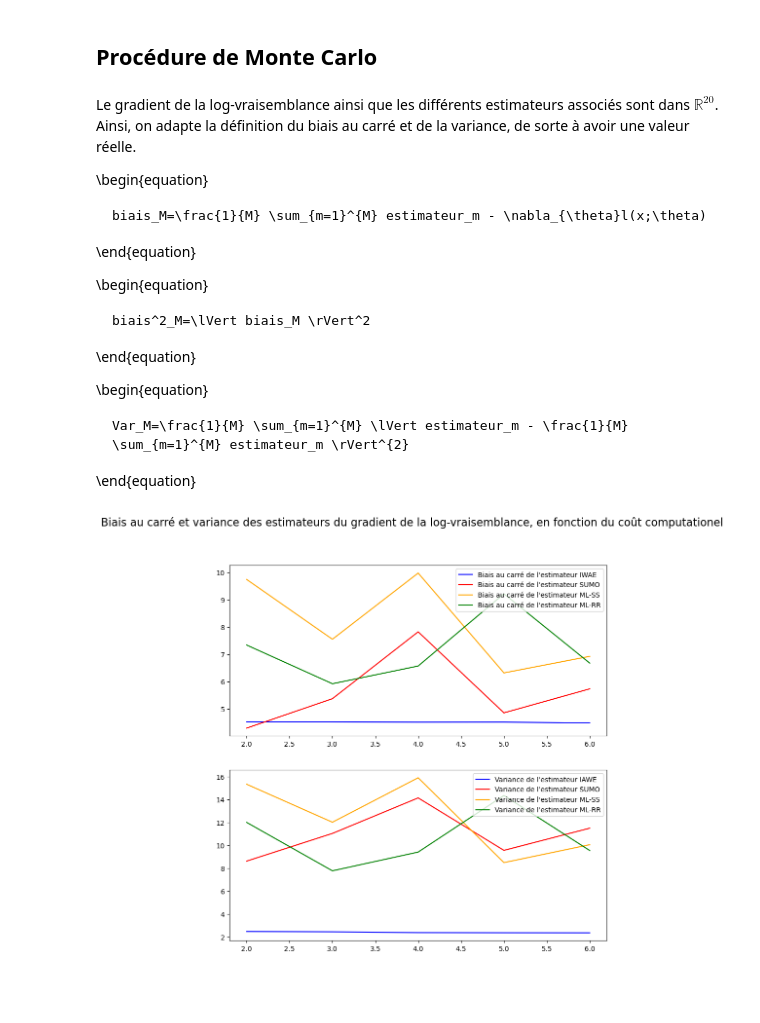
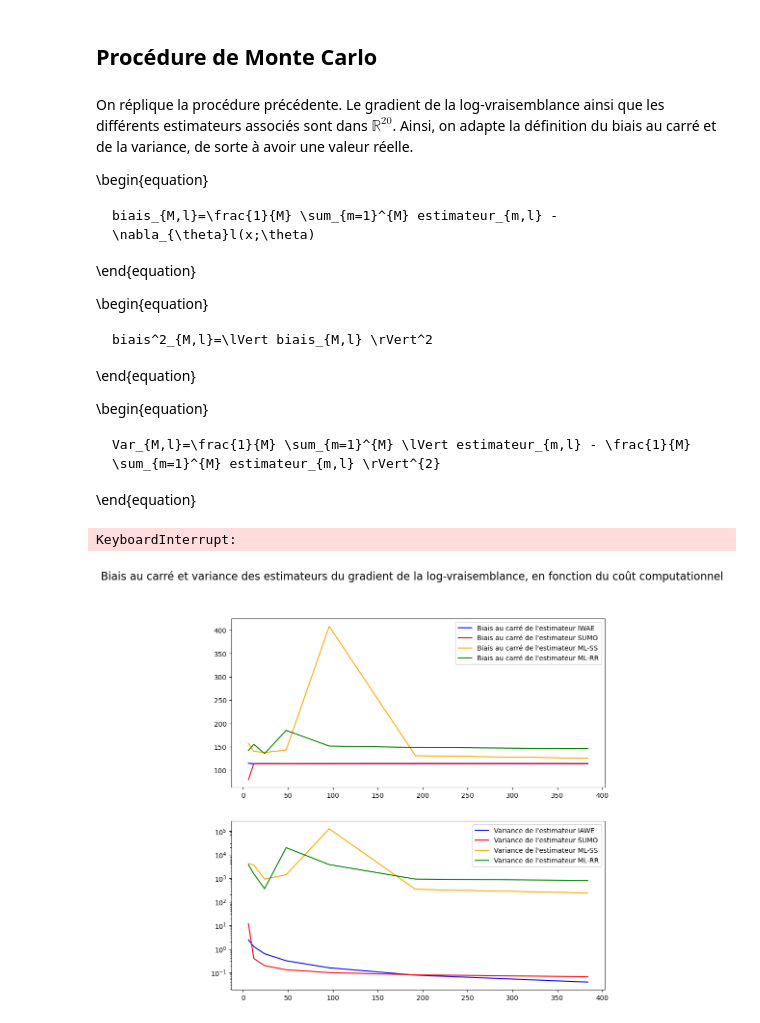
Before and after one commit to yanisrem/Simulation_and_Monte_Carlo_methods_project, a Jupyter notebook: main.ipynb, the cells around one changed output. Cells and saved outputs as stored; diff of their text form; code cells hidden in the pictures; blank space fills up the shorter version.

```diff
--- a/main.ipynb
+++ b/main.ipynb
@@ -245,23 +268,23 @@ print("Estimateur ML-RR du gradient de la log-vraisemblance: {}".format(np.aroun
 # %% [markdown]
 ## Procédure de Monte Carlo
 # %% [markdown]
-Le gradient de la log-vraisemblance ainsi que les différents estimateurs associés sont dans $\mathbb{R}^{20}$. Ainsi, on adapte la définition du biais au carré et de la variance, de sorte à avoir une valeur réelle.
+On réplique la procédure précédente. Le gradient de la log-vraisemblance ainsi que les différents estimateurs associés sont dans $\mathbb{R}^{20}$. Ainsi, on adapte la définition du biais au carré et de la variance, de sorte à avoir une valeur réelle.
 
 \begin{equation}
 
-    biais_M=\frac{1}{M} \sum_{m=1}^{M} estimateur_m - \nabla_{\theta}l(x;\theta)
+    biais_{M,l}=\frac{1}{M} \sum_{m=1}^{M} estimateur_{m,l} - \nabla_{\theta}l(x;\theta)
 
 \end{equation}
 
 \begin{equation}
 
-    biais^2_M=\lVert biais_M \rVert^2
+    biais^2_{M,l}=\lVert biais_{M,l} \rVert^2
 
 \end{equation}
 
 \begin{equation}
 
-    Var_M=\frac{1}{M} \sum_{m=1}^{M} \lVert estimateur_m - \frac{1}{M} \sum_{m=1}^{M} estimateur_m \rVert^{2}
+    Var_{M,l}=\frac{1}{M} \sum_{m=1}^{M} \lVert estimateur_{m,l} - \frac{1}{M} \sum_{m=1}^{M} estimateur_{m,l} \rVert^{2}
 
 \end{equation}
 # %%
@@ -333,55 +358,65 @@ def procedure_MC_gradientlogvraisemblance(M, x, theta, A, b, L):
 
     return biais_IWAE_M, biais_SUMO_M, biais_SS_M, biais_RR_M, var_IWAE_M, var_SUMO_M, var_SS_M, var_RR_M
 # %%
-np.random.seed(589)
+np.random.seed(123)
 
-biais_IWAE_M_gradient, biais_SUMO_M_gradient, biais_SS_M_gradient, biais_RR_M_gradient, var_IWAE_M_gradient, var_SUMO_M_gradient, var_SS_M_gradient, var_RR_M_gradient = procedure_MC_gradientlogvraisemblance(M=500,
-                                                                                                                                                                                                        L=6,
-                                                                                                                                                                                                        x=x,
-                                                                                                                                                                                                        theta=theta,
-                                                                                                                                                                                                        A=A,
-                                                                                                                                                                                                        b=b)
+biais_IWAE_M_gradient, biais_SUMO_M_gradient, biais_SS_M_gradient, biais_RR_M_gradient, var_IWAE_M_gradient, var_SUMO_M_gradient, var_SS_M_gradient, var_RR_M_gradient = procedure_MC_gradientlogvraisemblance(M=1000,
+                                                                                                                                                                                                               L=6,
+                                                                                                                                                                                                               x=x,
+                                                                                                                                                                                                               theta=theta,
+                                                                                                                                                                                                               A=A,
+                                                                                                                                                                                                               b=b)
+# %% [output]
+KeyboardInterrupt:
 # %%
 sorted_biais_IWAE_M_gradient = sorted(biais_IWAE_M_gradient.items())
 sorted_biais_SUMO_M_gradient = sorted(biais_SUMO_M_gradient.items())
 sorted_biais_SS_M_gradient = sorted(biais_SS_M_gradient.items())
 sorted_biais_RR_M_gradient = sorted(biais_RR_M_gradient.items())
 
 sorted_var_IWAE_M_gradient = sorted(var_IWAE_M_gradient.items())
 sorted_var_SUMO_M_gradient = sorted(var_SUMO_M_gradient.items())
 sorted_var_SS_M_gradient = sorted(var_SS_M_gradient.items())
 sorted_var_RR_M_gradient = sorted(var_RR_M_gradient.items())
 
 l, biais_IAWE_gradient = zip(*sorted_biais_IWAE_M_gradient)
 l, biais_SUMO_gradient = zip(*sorted_biais_SUMO_M_gradient)
 l, biais_SS_gradient = zip(*sorted_biais_SS_M_gradient)
 l, biais_RR_gradient = zip(*sorted_biais_RR_M_gradient)
 
 l, var_IAWE_gradient = zip(*sorted_var_IWAE_M_gradient)
 l, var_SUMO_gradient = zip(*sorted_var_SUMO_M_gradient)
 l, var_SS_gradient = zip(*sorted_var_SS_M_gradient)
 l, var_RR_gradient = zip(*sorted_var_RR_M_gradient)
 
-fig, axs = plt.subplots(2,1, figsize=(10, 10))
+fig, axs = plt.subplots(2, 1, figsize=(10, 10))
 
-axs[0].plot(l, (biais_IAWE_gradient), 'b', label="Biais au carré de l'estimateur IWAE", color="blue")
-axs[0].plot(l, (biais_SUMO_gradient), 'b', label="Biais au carré de l'estimateur SUMO", color="red")
-axs[0].plot(l, (biais_SS_gradient), 'b', label="Biais au carré de l'estimateur ML-SS", color="orange")
-axs[0].plot(l, (biais_RR_gradient), 'b', label="Biais au carré de l'estimateur ML-RR", color="green")
+axs[0].plot(x_axis, biais_IAWE_gradient, 'b',
+            label="Biais au carré de l'estimateur IWAE", color="blue")
+axs[0].plot(x_axis, biais_SUMO_gradient, 'b',
+            label="Biais au carré de l'estimateur SUMO", color="red")
+axs[0].plot(x_axis, biais_SS_gradient, 'b',
+            label="Biais au carré de l'estimateur ML-SS", color="orange")
+axs[0].plot(x_axis, biais_RR_gradient, 'b',
+            label="Biais au carré de l'estimateur ML-RR", color="green")
 
 axs[0].legend()
 
-fig.suptitle('Biais au carré et variance des estimateurs du gradient de la log-vraisemblance, en fonction du coût computationel', fontsize=16)
+fig.suptitle('Biais au carré et variance des estimateurs du gradient de la log-vraisemblance, en fonction du coût computationnel', fontsize=16)
 
-axs[1].plot(l, (var_IAWE_gradient), 'b', label="Variance de l'estimateur IAWE", color="blue")
-axs[1].plot(l, (var_SUMO_gradient), 'b', label="Variance de l'estimateur SUMO", color="red")
-axs[1].plot(l, (var_SS_gradient), 'b', label="Variance de l'estimateur ML-SS", color="orange")
-axs[1].plot(l, (var_RR_gradient), 'b', label="Variance de l'estimateur ML-RR", color="green")
+axs[1].plot(x_axis, var_IAWE_gradient, 'b',
+            label="Variance de l'estimateur IAWE", color="blue")
+axs[1].plot(x_axis, var_SUMO_gradient, 'b',
+            label="Variance de l'estimateur SUMO", color="red")
+axs[1].plot(x_axis, var_SS_gradient, 'b',
+            label="Variance de l'estimateur ML-SS", color="orange")
+axs[1].plot(x_axis, var_RR_gradient, 'b',
+            label="Variance de l'estimateur ML-RR", color="green")
 
 
 axs[1].legend()
 
 plt.yscale("log")
 plt.show()
 # %% [output]
-[figure, old version]
+[figure, new version]
```
Also changed, not shown: parts of 17 cells of this notebook, 2 other files.
